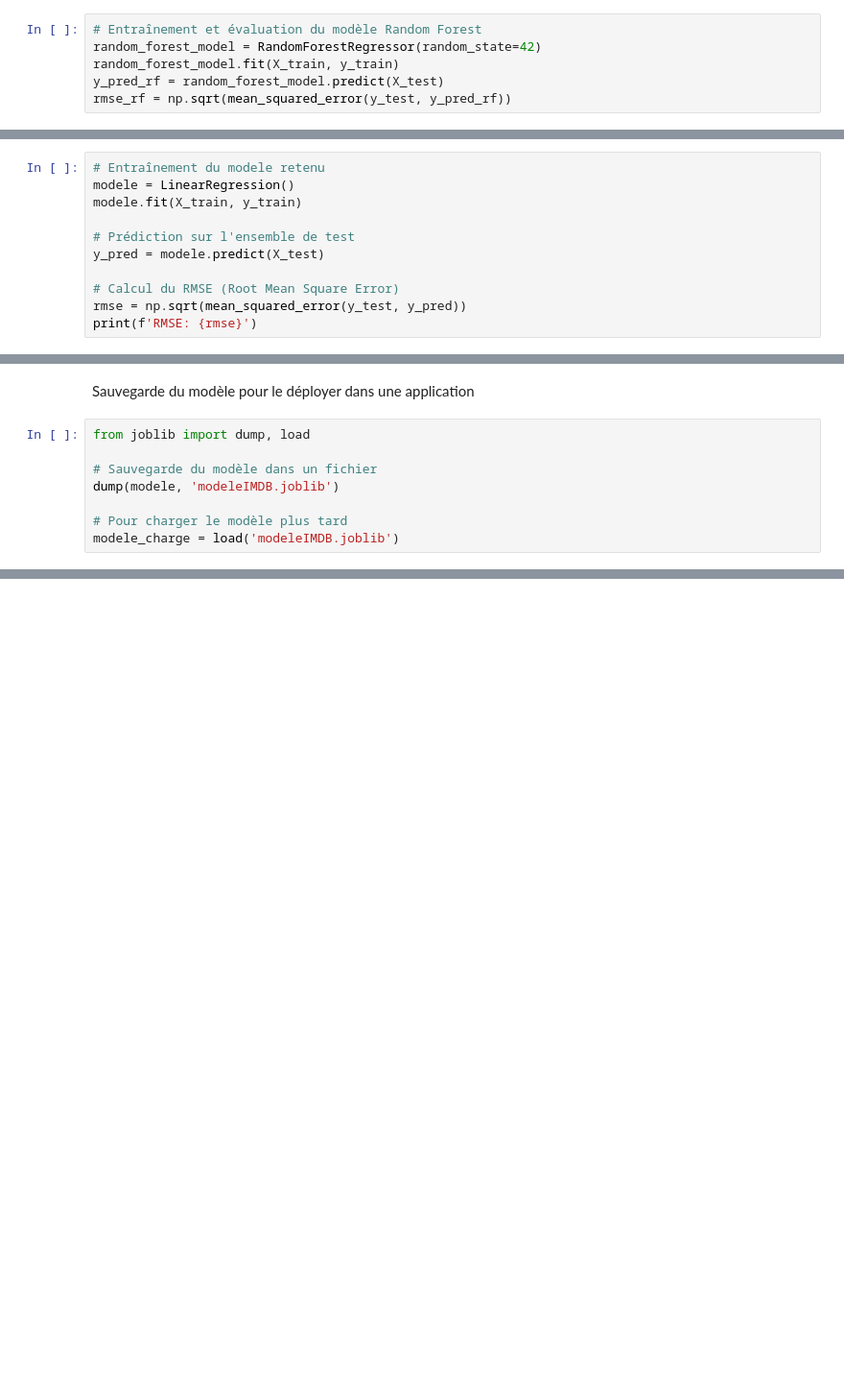
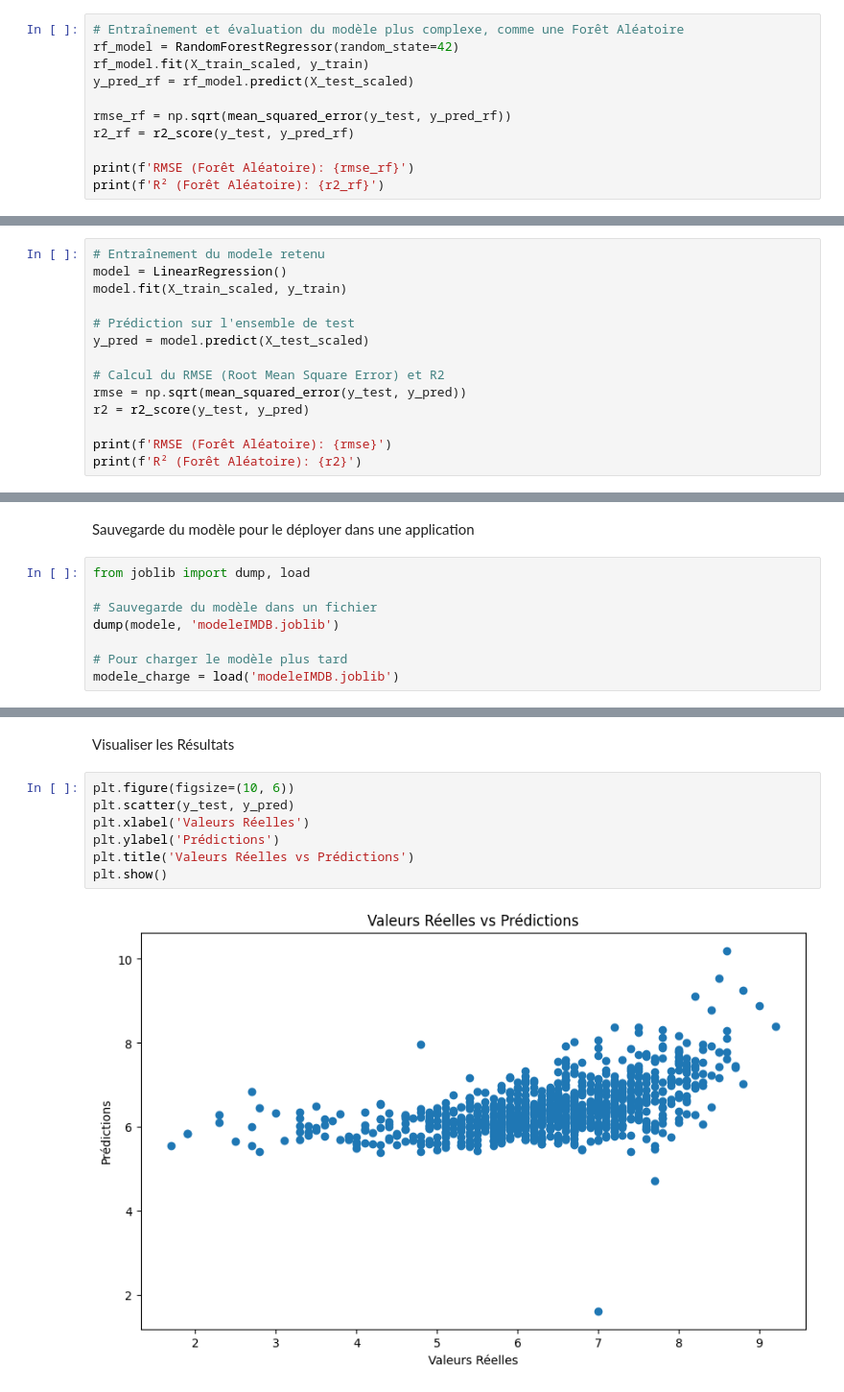
Before and after one commit to AntoanetaStoyanova/PROJECT-IMBD, a Jupyter notebook: modelprediction.ipynb, the cells around one changed output, grey strips where cells are left out. Shown at 96% size. Drawn from its saved outputs; the diff is of its cells as text; blank space fills up the shorter version.

```diff
--- a/modelprediction.ipynb
+++ b/modelprediction.ipynb
@@ -78,6 +83,11 @@ rmse_linear = np.sqrt(mean_squared_error(y_test, y_pred_linear))
 # %%
-# Entraînement et évaluation du modèle Random Forest
-random_forest_model = RandomForestRegressor(random_state=42)
-random_forest_model.fit(X_train, y_train)
-y_pred_rf = random_forest_model.predict(X_test)
+# Entraînement et évaluation du modèle plus complexe, comme une Forêt Aléatoire
+rf_model = RandomForestRegressor(random_state=42)
+rf_model.fit(X_train_scaled, y_train)
+y_pred_rf = rf_model.predict(X_test_scaled)
+
 rmse_rf = np.sqrt(mean_squared_error(y_test, y_pred_rf))
+r2_rf = r2_score(y_test, y_pred_rf)
+
+print(f'RMSE (Forêt Aléatoire): {rmse_rf}')
+print(f'R² (Forêt Aléatoire): {r2_rf}')
@@ -98,13 +113,2 @@ Réseau de Neurones RMSE: 630678.4308068973
 # %% [markdown]
 Choix du modele
-# %%
-# Entraînement du modele retenu
-modele = LinearRegression()
-modele.fit(X_train, y_train)
-
-# Prédiction sur l'ensemble de test
-y_pred = modele.predict(X_test)
-
-# Calcul du RMSE (Root Mean Square Error)
-rmse = np.sqrt(mean_squared_error(y_test, y_pred))
-print(f'RMSE: {rmse}')
@@ -112,0 +115,14 @@ RMSE: 0.9797233264698781
+# %%
+# Entraînement du modele retenu
+model = LinearRegression()
+model.fit(X_train_scaled, y_train)
+
+# Prédiction sur l'ensemble de test
+y_pred = model.predict(X_test_scaled)
+
+# Calcul du RMSE (Root Mean Square Error) et R2
+rmse = np.sqrt(mean_squared_error(y_test, y_pred))
+r2 = r2_score(y_test, y_pred)
+
+print(f'RMSE (Forêt Aléatoire): {rmse}')
+print(f'R² (Forêt Aléatoire): {r2}')
@@ -122,0 +164,11 @@ modele_charge = load('modeleIMDB.joblib')
+# %% [markdown]
+Visualiser les Résultats
+# %%
+plt.figure(figsize=(10, 6))
+plt.scatter(y_test, y_pred)
+plt.xlabel('Valeurs Réelles')
+plt.ylabel('Prédictions')
+plt.title('Valeurs Réelles vs Prédictions')
+plt.show()
+# %% [output]
+[figure, added]
```
Also changed, not shown: parts of 18 cells of this notebook.
